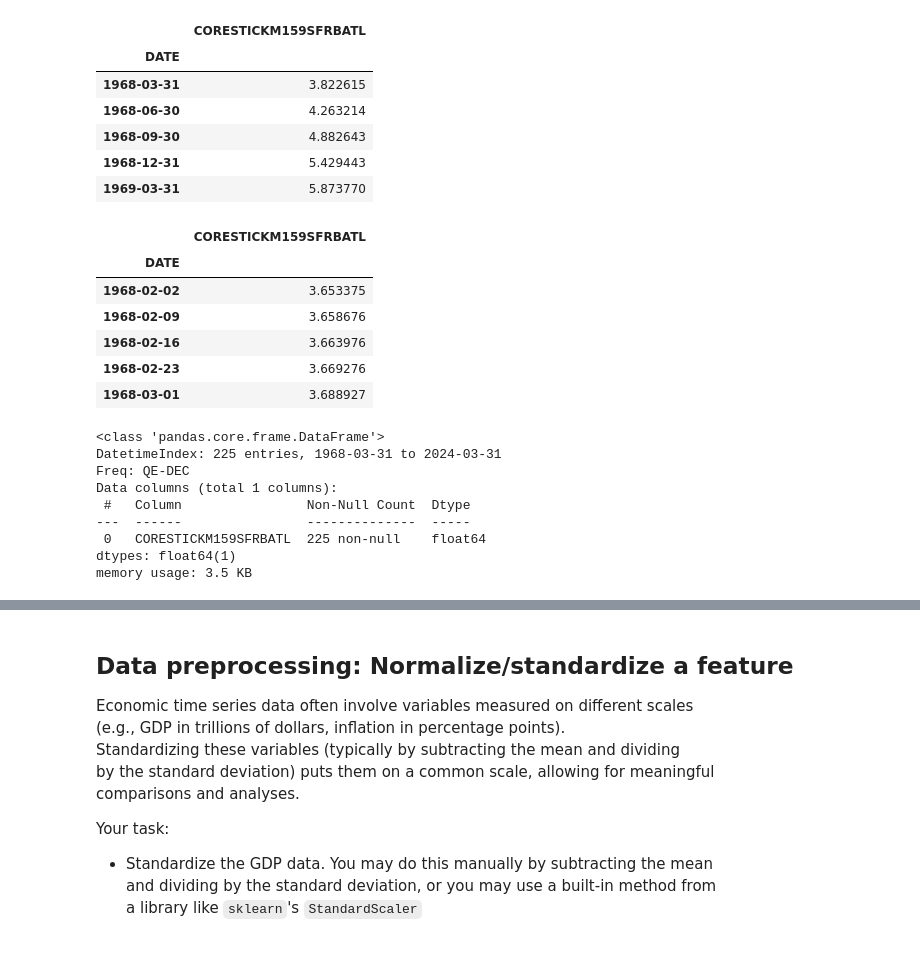
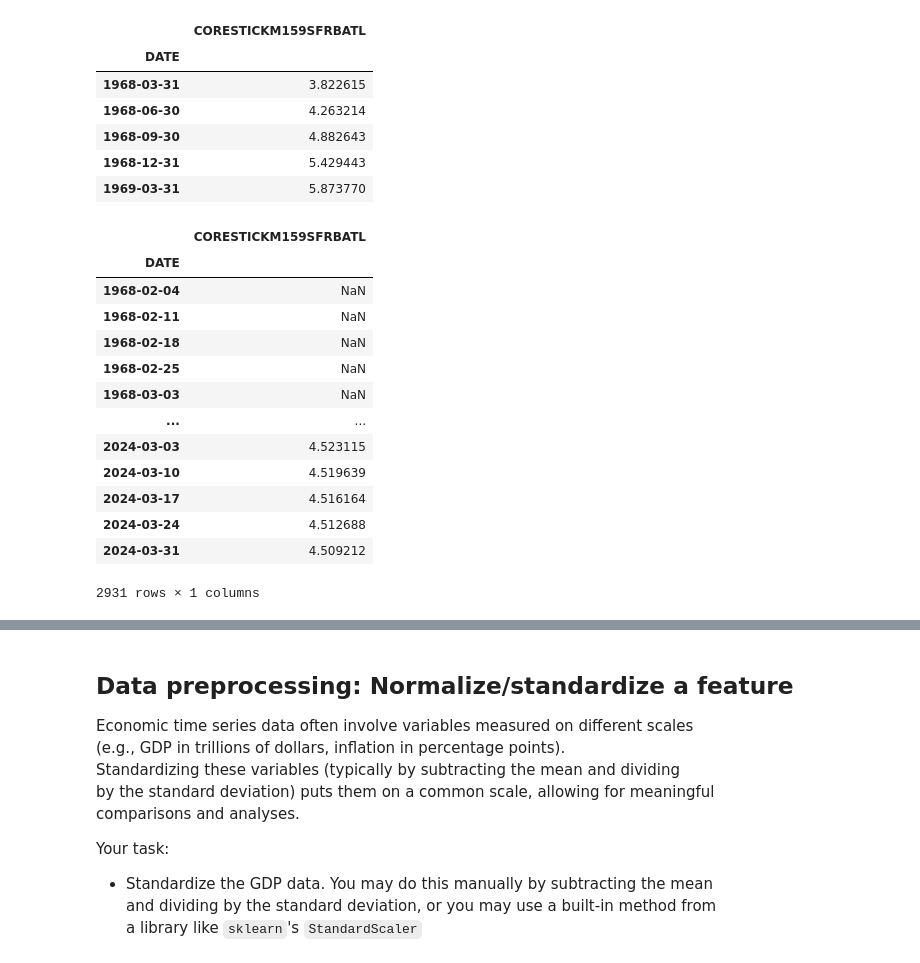
Before and after one commit to waynebar69/Stocks_ML-Pipeline, a Jupyter notebook: Project/EDA.ipynb, the cells around one changed output, grey strips where cells are left out. Saved outputs shown, nothing was run; the diff lists cells and outputs as text; code cells hidden in the pictures.

```diff
--- a/Project/EDA.ipynb
+++ b/Project/EDA.ipynb
@@ -434,35 +434,29 @@ quarterly_inflation.head()
 | 1968-09-30 | 4.882643 |
 | 1968-12-31 | 5.429443 |
 | 1969-03-31 | 5.873770 |
-# %%
-# Upsample and interpolate from monthly to weekly
-
-# Upsample monthly to weekly (Option 2 - with week ending on a trading day)
-weekly_inflation = (
-    inflation_df
-    .resample("D").asfreq() # Add daily dates & fill with NaNs (retain ME inflation values)
-    .interpolate("time") # Fill NaNs with straight line between known points
-    .resample("W-FRI").last() # Group into weekly dates ending on Friday (using Friday's value)
-)
-
-weekly_inflation.head()
-# %% [output]
-|  | CORESTICKM159SFRBATL |
-| DATE |  |
-| 1968-02-02 | 3.653375 |
-| 1968-02-09 | 3.658676 |
-| 1968-02-16 | 3.663976 |
-| 1968-02-23 | 3.669276 |
-| 1968-03-01 | 3.688927 |
+# %%
+# Upsample and interpolate from monthly to weekly
+weekly_inflation = (
+    inflation_df
+    .resample("W")
+    .interpolate("time") # Fill NaNs with straight line between known points
+)
+
+weekly_inflation
+# %% [output]
+|  | CORESTICKM159SFRBATL |
+| DATE |  |
+| 1968-02-04 | NaN |
+| 1968-02-11 | NaN |
+| 1968-02-18 | NaN |
+| 1968-02-25 | NaN |
+| 1968-03-03 | NaN |
+| ... | ... |
+| 2024-03-03 | 4.523115 |
+| 2024-03-10 | 4.519639 |
+| 2024-03-17 | 4.516164 |
+| 2024-03-24 | 4.512688 |
+| 2024-03-31 | 4.509212 |
+2931 rows × 1 columns
 # %%
-quarterly_inflation.info()
+weekly_inflation.dropna(inplace=True)
-# %% [output]
-<class 'pandas.core.frame.DataFrame'>
-DatetimeIndex: 225 entries, 1968-03-31 to 2024-03-31
-Freq: QE-DEC
-Data columns (total 1 columns):
- #   Column                Non-Null Count  Dtype
----  ------                --------------  -----
- 0   CORESTICKM159SFRBATL  225 non-null    float64
-dtypes: float64(1)
-memory usage: 3.5 KB
```
Also changed, not shown: parts of 5 cells of this notebook, 4 other files.
